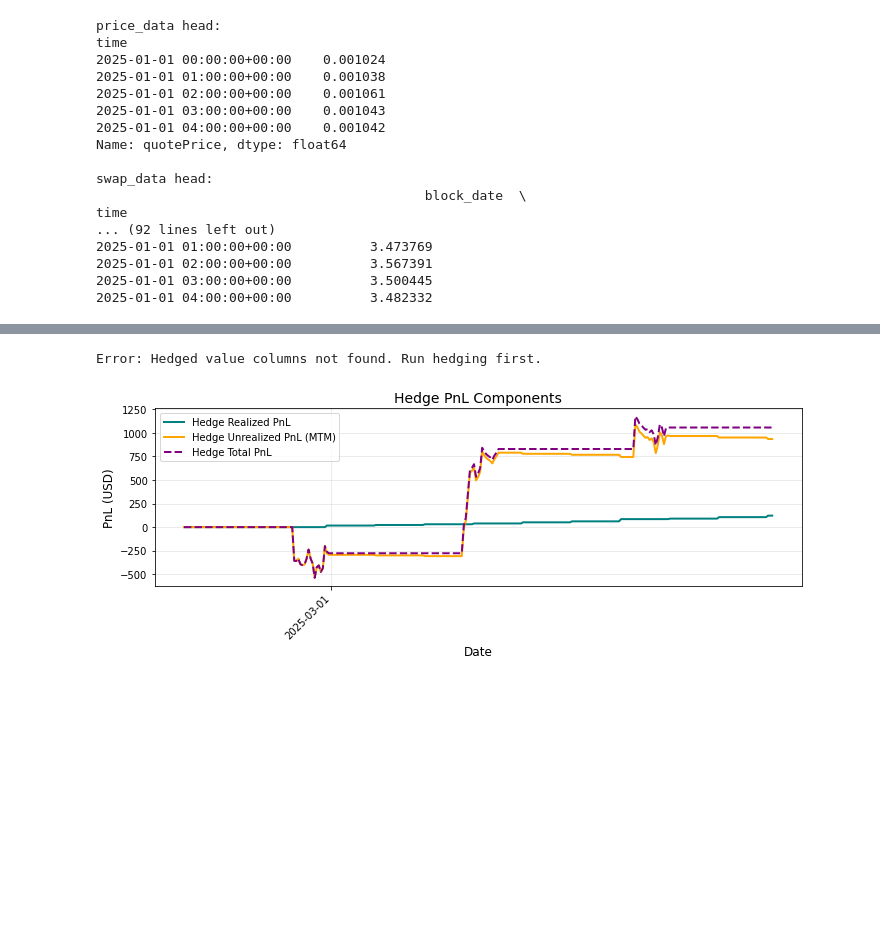
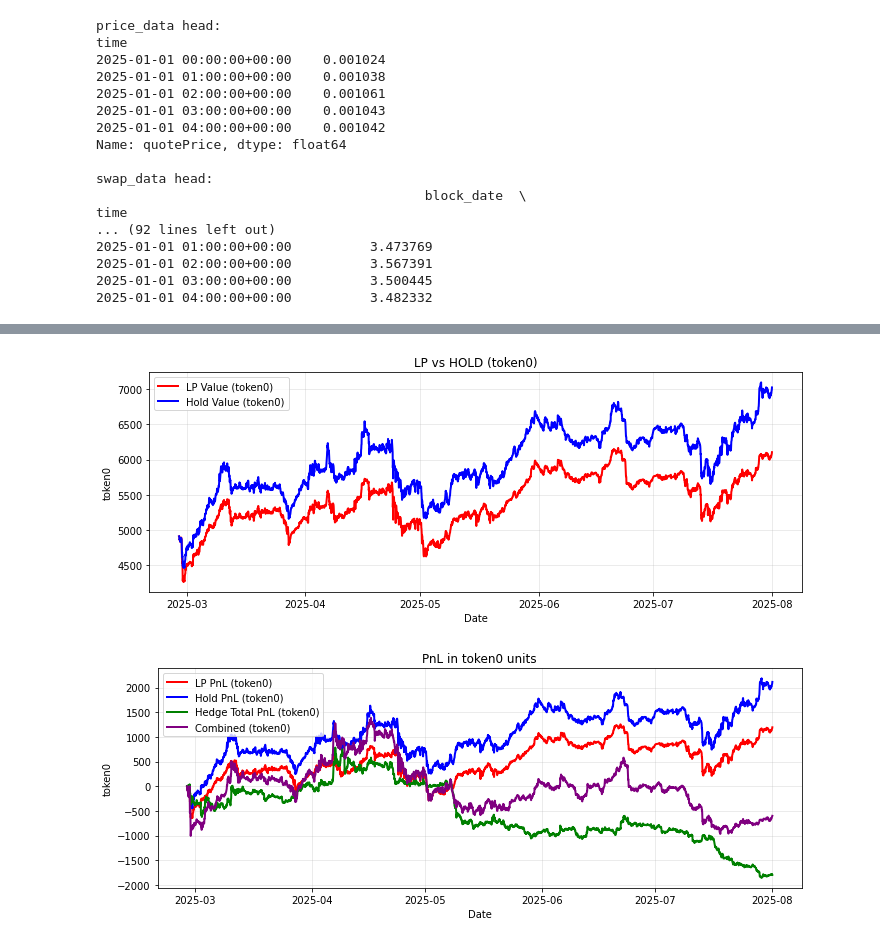
Before and after one commit to marescialloNino/univ3-strategies, a Jupyter notebook: 8_notete.ipynb, the cells around one changed output, grey strips where cells are left out. Drawn from its saved outputs; the diff is of its cells as text; code cells hidden in the pictures; blank space fills up the shorter version.

```diff
--- a/8_notete.ipynb
+++ b/8_notete.ipynb
@@ -327,8 +329,58 @@ Error: Hedged value columns not found. Run hedging first.
-# %%
-from ActiveStrategyFramework import plot_pnl_unhedged_vs_hedged, plot_hedge_pnl_components
-
-_ = plot_pnl_unhedged_vs_hedged(res_hedge)
-_ = plot_hedge_pnl_components(res_hedge)
-# %% [output]
-Error: Hedged value columns not found. Run hedging first.
-[figure, removed]
+# %%
+# Hedge only token1 and report in token0 units
+from hedging import apply_delta_hedging
+import numpy as np
+import matplotlib.pyplot as plt
+import pandas as pd
+
+results_opt['time_pd'] = pd.to_datetime(results_opt['time'], utc=True, errors='coerce')
+
+res_t0_usd = apply_delta_hedging(
+    strategy_df=results_opt,
+    token0_symbol_slug='morpho',
+    token1_symbol_slug='eth',
+    price_source='usd',
+    token0_usd_col='price_0_usd',
+    token1_usd_col=None,
+    quote_price_col='price',
+    hedge_only='token1',            # only short token1
+    reporting_unit='usd'            # we will convert to token0 below
+).sort_values('time_pd')
+
+# Convert USD-valued columns to token0 units using token0 USD price
+conv0 = res_t0_usd['token0_usd_price'].astype(float).replace(0.0, np.nan)
+
+res_t0 = res_t0_usd.copy()
+res_t0['value_position_token0']        = res_t0['value_position_usd']        / conv0
+res_t0['value_hold_token0']            = res_t0['value_hold_usd']            / conv0
+res_t0['hedge_value_token0']           = res_t0['hedge_value_usd']           / conv0
+res_t0['value_position_hedged_token0'] = res_t0['value_position_hedged_usd'] / conv0
+res_t0['hedge_realized_pnl_total_token0']   = res_t0['hedge_realized_pnl_usd']   / conv0
+res_t0['hedge_unrealized_pnl_total_token0'] = res_t0['hedge_unrealized_pnl_usd'] / conv0
+
+# PnL in token0 units
+init_t0 = float(res_t0['value_position_token0'].iloc[0])
+lp_pnl_t0    = (res_t0['value_position_token0'] - init_t0)
+hold_pnl_t0  = (res_t0['value_hold_token0']     - init_t0)
+hedge_pnl_t0 = res_t0['hedge_realized_pnl_total_token0'].fillna(0.0) + res_t0['hedge_unrealized_pnl_total_token0'].fillna(0.0)
+combined_t0  = (lp_pnl_t0 + hedge_pnl_t0)
+
+# Plot values (token0)
+x = res_t0['time_pd'].to_numpy()
+fig, ax = plt.subplots(figsize=(10,4))
+ax.plot(x, res_t0['value_position_token0'].to_numpy().ravel(), color='red',  lw=2, label='LP Value (token0)')
+ax.plot(x, res_t0['value_hold_token0'].to_numpy().ravel(),     color='blue', lw=2, label='Hold Value (token0)')
+ax.set_title('LP vs HOLD (token0)'); ax.set_xlabel('Date'); ax.set_ylabel('token0')
+ax.grid(True, alpha=0.3); ax.legend(loc='best'); plt.tight_layout(); plt.show()
+
+# Plot PnL (token0)
+fig, ax = plt.subplots(figsize=(10,4))
+ax.plot(x, lp_pnl_t0.to_numpy().ravel(),        color='red',    lw=2, label='LP PnL (token0)')
+ax.plot(x, hold_pnl_t0.to_numpy().ravel(),      color='blue',   lw=2, label='Hold PnL (token0)')
+ax.plot(x, hedge_pnl_t0.to_numpy().ravel(),     color='green',  lw=2, label='Hedge Total PnL (token0)')
+ax.plot(x, combined_t0.to_numpy().ravel(),      color='purple', lw=2, label='Combined (token0)')
+ax.set_title('PnL in token0 units'); ax.set_xlabel('Date'); ax.set_ylabel('token0')
+ax.grid(True, alpha=0.3); ax.legend(loc='best'); plt.tight_layout(); plt.show()
+# %% [output]
+[figure, added]
+[figure, added]
```
Also changed, not shown: parts of 8 cells of this notebook, 53 other files.
